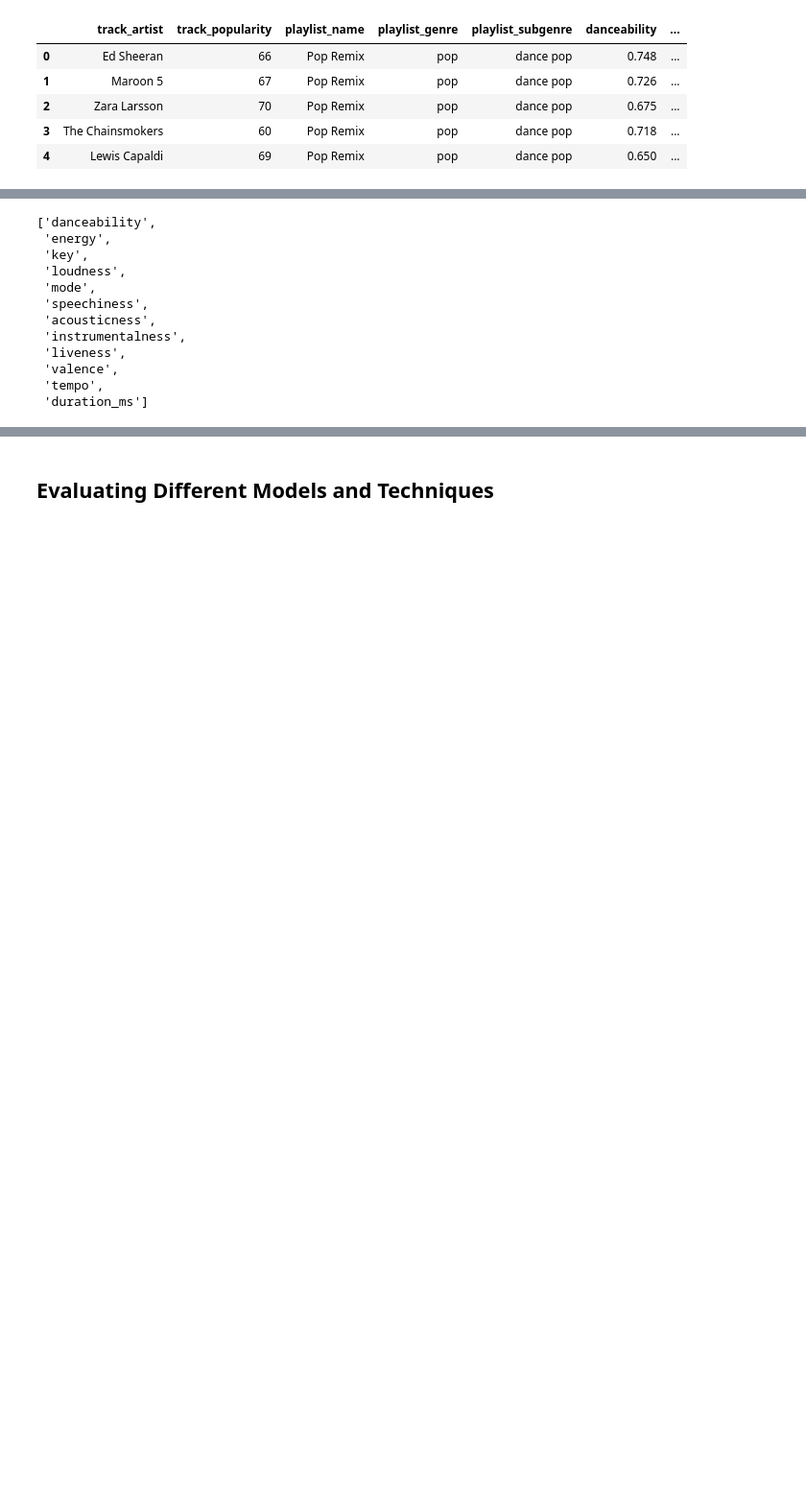
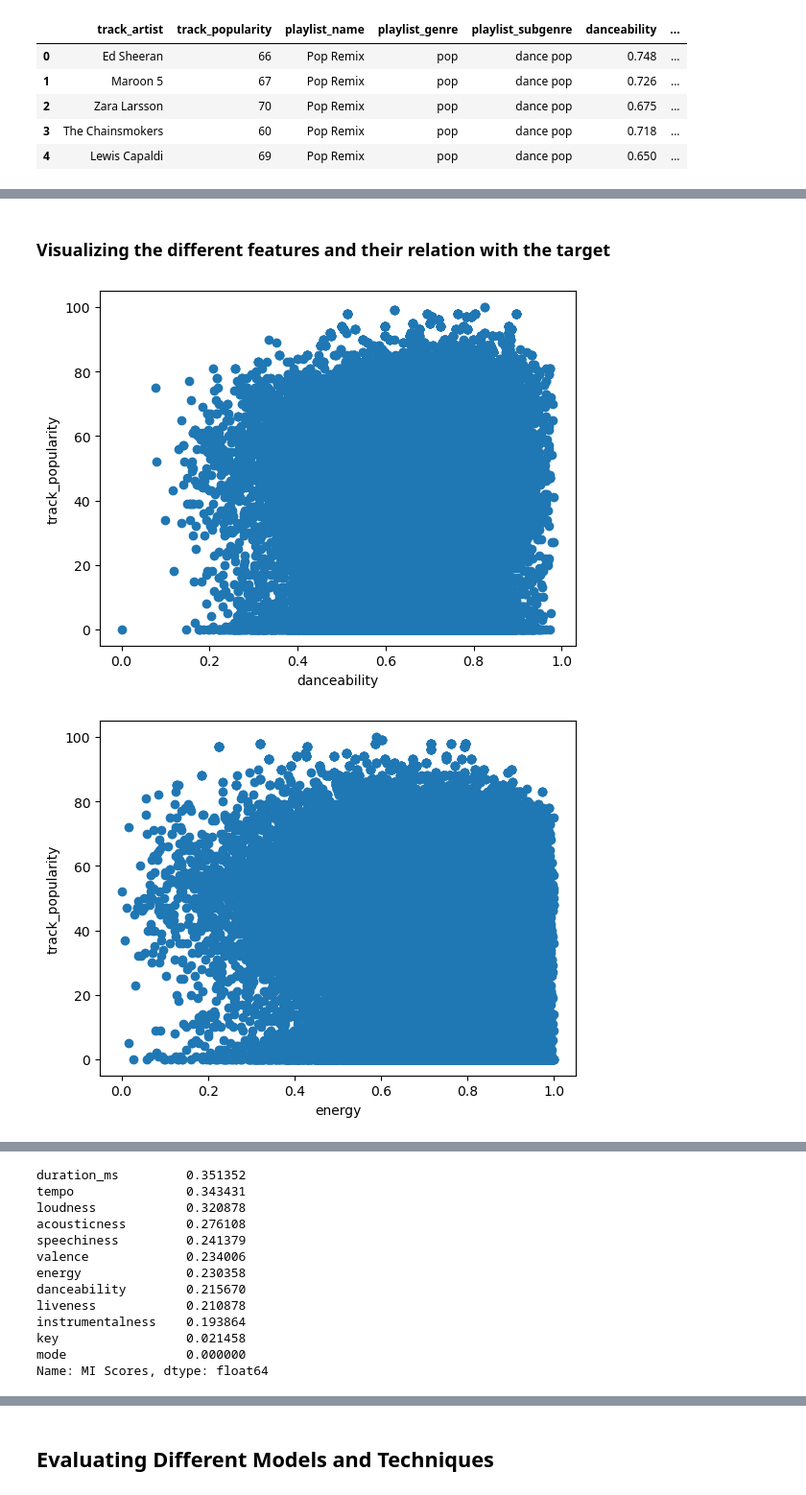
Before and after one commit to bhaskarmulik/Feature-selection-and-Regressor-Evaluation, a Jupyter notebook: Spotify_songs/project.ipynb, the cells around one changed output, grey strips where cells are left out. Shown at 96% size. Saved outputs shown, nothing was run; the diff lists cells and outputs as text; code cells hidden in the pictures; blank space fills up the shorter version.

```diff
--- a/Spotify_songs/project.ipynb
+++ b/Spotify_songs/project.ipynb
@@ -126,29 +129,29 @@ duration_ms
 #We first segregate the columns into numerical and categorical
 X_cat_names = df.select_dtypes(include='object').columns.to_list()
 X_num_names = df.select_dtypes(include=['int', 'float64']).columns.to_list()
-X_num_names = X_num_names[1:]
-X_num_names
+y = df.track_popularity
+X_num_names.remove('track_popularity')
-# %% [output]
-['danceability',
- 'energy',
- 'key',
- 'loudness',
- 'mode',
- 'speechiness',
- 'acousticness',
- 'instrumentalness',
- 'liveness',
- 'valence',
- 'tempo',
- 'duration_ms']
-# %%
-# Check if 'track_popularity' column exists in the dataframe
-from sklearn.model_selection import train_test_split
-if 'track_popularity' in df.columns:
-    y = df['track_popularity']
-else:
-    raise ValueError("Column 'track_popularity' does not exist in the dataframe.")
-
-workingcols = X_cat_names+X_num_names
-X = df[workingcols]
-X_train, X_test, y_train, y_test = train_test_split(X, y, test_size=0.2, shuffle=True)
+# %% [markdown]
+### Visualizing the different features and their relation with the target
+# %%
+#Plotting graphs for all the numerical features and target variable
+for i in X_num_names:
+    plt.scatter(df[i], df['track_popularity'])
+    plt.xlabel(i)
+    plt.ylabel('track_popularity')
+    plt.show()
+
+#Also using mutual information to find out the most important features
+from sklearn.feature_selection import mutual_info_regression
+
+def make_mi_scores(X, y, discrete_features):
+    mi_scores = mutual_info_regression(X, y, discrete_features=discrete_features)
+    mi_scores = pd.Series(mi_scores, name="MI Scores", index=X.columns)
+    mi_scores = mi_scores.sort_values(ascending=False)
+    return mi_scores
+
+mi_scores = make_mi_scores(df[X_num_names], y, discrete_features=False)
+mi_scores[::]
+# %% [output]
+[figure, added]
+[figure, added]
@@ -154,0 +168,13 @@ X_train, X_test, y_train, y_test = train_test_split(X, y, test_size=0.2, shuffle
+duration_ms         0.351352
+tempo               0.343431
+loudness            0.320878
+acousticness        0.276108
+speechiness         0.241379
+valence             0.234006
+energy              0.230358
+danceability        0.215670
+liveness            0.210878
+instrumentalness    0.193864
+key                 0.021458
+mode                0.000000
+Name: MI Scores, dtype: float64
```
Also changed, not shown: parts of 18 cells of this notebook.
